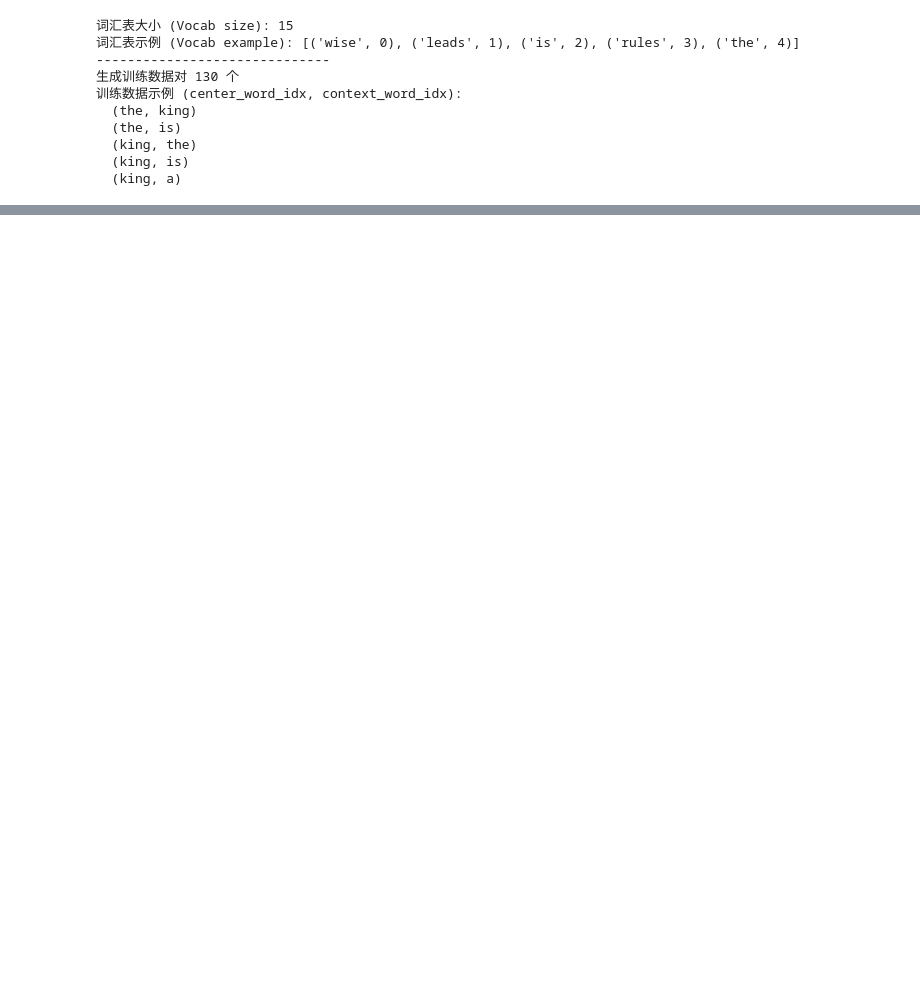
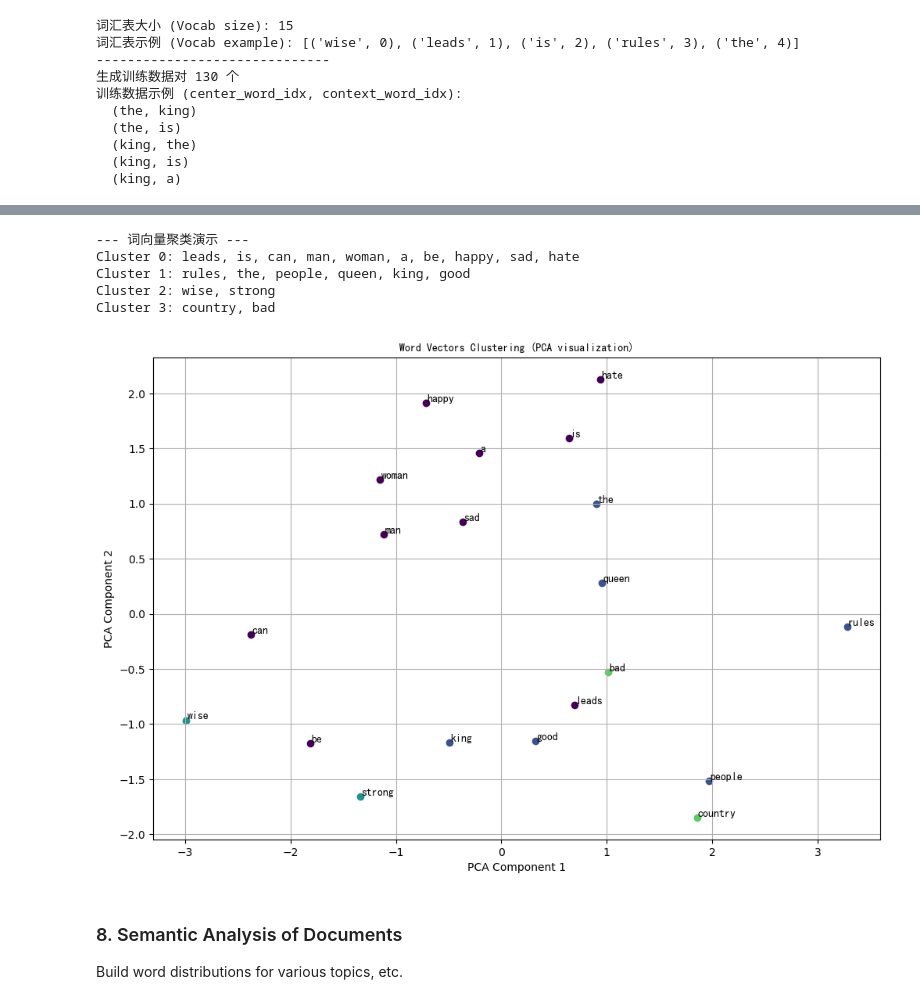
Before and after one commit to forliage/Natrual-Language-Processing, a Jupyter notebook: 02-Word Embeddings.ipynb, the cells around one changed output, grey strips where cells are left out. Drawn from its saved outputs; the diff is of its cells as text; code cells hidden in the pictures; blank space fills up the shorter version.

```diff
--- a/02-Word Embeddings.ipynb
+++ b/02-Word Embeddings.ipynb
@@ -297,0 +697,62 @@ find_most_similar('man')
+# %%
+# ### 7. 聚类 (Clustering) ###
+from sklearn.cluster import KMeans
+from sklearn.decomposition import PCA
+import matplotlib.pyplot as plt
+import matplotlib.font_manager as fm
+
+# 为了在 matplotlib 中显示中文
+# 请确保你的环境中有一个支持中文的字体文件（例如 simhei.ttf）
+# 如果没有，可以从网上下载一个放到当前目录
+# 如果字体加载失败，中文标签将显示为方框
+try:
+    # 尝试加载一个常见的中文字体
+    # my_font = fm.FontProperties(fname='/usr/share/fonts/wenquanyi/wqy-microhei/wqy-microhei.ttc') # for linux
+    my_font = fm.FontProperties(fname='C:/Windows/Fonts/simhei.ttf') # for windows
+except:
+    print("警告：未找到中文字体，标签可能无法正常显示。")
+    my_font = fm.FontProperties()
+
+
+# 将 torch tensor 转换为 numpy array 供 scikit-learn 使用
+X = word_vectors.numpy()
+
+# 设置聚类数量
+n_clusters = 4
+kmeans = KMeans(n_clusters=n_clusters, random_state=0, n_init='auto').fit(X)
+labels = kmeans.labels_
+
+# 为了可视化，使用 PCA 将高维词向量降到2维
+pca = PCA(n_components=2)
+X_pca = pca.fit_transform(X)
+
+# --- 运行演示 ---
+print(f"--- 词向量聚类演示 ---")
+clusters = [[] for _ in range(n_clusters)]
+for i, label in enumerate(labels):
+    clusters[label].append(ix_to_word[i])
+
+for i, cluster in enumerate(clusters):
+    print(f"Cluster {i}: {', '.join(cluster)}")
+
+# 可视化
+plt.figure(figsize=(12, 8))
+for i in range(len(X_pca)):
+    plt.scatter(X_pca[i, 0], X_pca[i, 1], c=plt.cm.get_cmap("viridis")(labels[i] / n_clusters))
+    plt.text(X_pca[i, 0] + 0.01, X_pca[i, 1] + 0.01, ix_to_word[i], fontproperties=my_font)
+
+plt.title("Word Vectors Clustering (PCA visualization)", fontproperties=my_font)
+plt.xlabel("PCA Component 1")
+plt.ylabel("PCA Component 2")
+plt.grid(True)
+plt.show()
+# %% [output]
+--- 词向量聚类演示 ---
+Cluster 0: leads, is, can, man, woman, a, be, happy, sad, hate
+Cluster 1: rules, the, people, queen, king, good
+Cluster 2: wise, strong
+Cluster 3: country, bad
+[figure, added]
+# %% [markdown]
+### 8. Semantic Analysis of Documents
+Build word distributions for various topics, etc.
```
Also changed, not shown: parts of 17 cells of this notebook.
